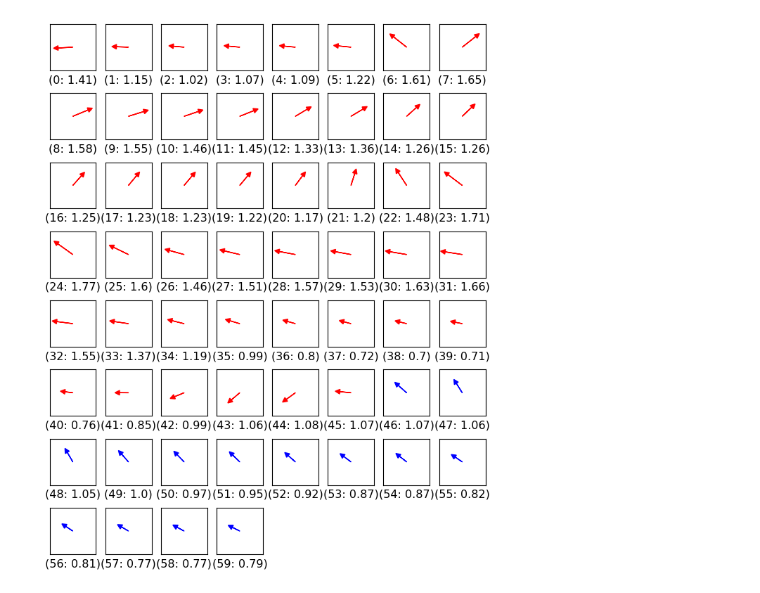
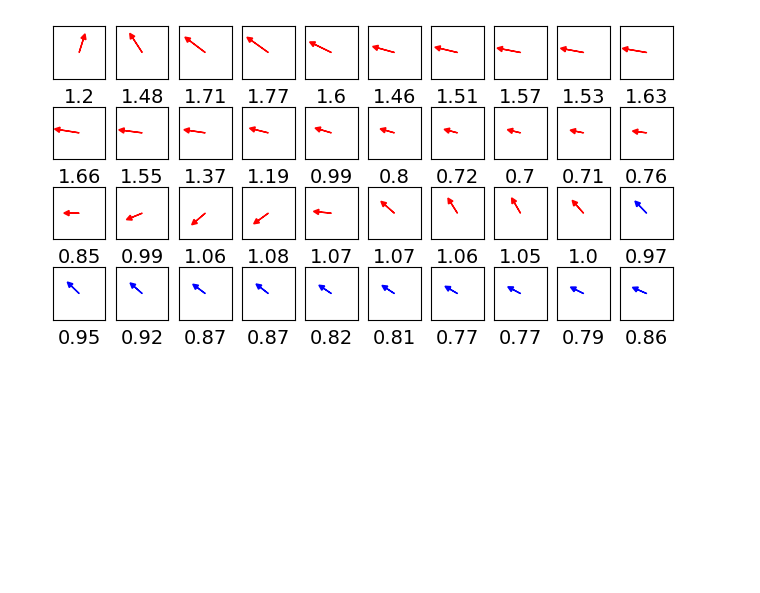
Before and after one commit to Kazawaryu/CARLA_ADA, a Jupyter notebook: ada_exp/gen_data/S2_arrow_show.ipynb, the cells around one changed output. Saved outputs shown, nothing was run; the diff lists cells and outputs as text; code cells hidden in the pictures; blank space fills up the shorter version.

```diff
--- a/ada_exp/gen_data/S2_arrow_show.ipynb
+++ b/ada_exp/gen_data/S2_arrow_show.ipynb
@@ -51,15 +51,15 @@ for time_dirc in selected_set:
 
     sub_cnt += 1
 # %%
-start = 1200
-all_show_count = 60
+start = 1221
+all_show_count = 40
 max_val = max(pf_scalar_list[start:start + all_show_count])
 draw_scaler = pf_scalar_list[start:start + all_show_count] / max_val
 draw_vector = pf_vector_list[start:start + all_show_count]
 
-row = 8
-col = 8
-fig, ax = plt.subplots(row, col, figsize=(8, 10))
+row = 4
+col = 10
+fig, ax = plt.subplots(row, col, figsize=(8, 4))
 
 last_scalar = 0
 last_vector = 0
@@ -71,33 +71,34 @@ for i in range(row):
             ax[i, j].axis('off')
 
         else:
             # 子图需要为正方形
             ax[i, j].set_aspect('equal')
 
             ax[i, j].set_xlim(0, 1)
             ax[i, j].set_ylim(0, 1)
             # 不显示坐标轴上的刻度
             ax[i, j].set_xticks([])
             ax[i, j].set_yticks([])
             # 为子图添加标题，在每张图的正下方
             num = draw_scaler[i*col+j].round(4)
             dire = draw_vector[i*col+j].round(4) # 弧度制角度
-            ax[i, j].set_title(('({}: {})').format(i*col+j,(num*max_val).round(2)), fontsize=11.5, loc='center', y=-0.4)
+            # ax[i, j].set_title(('({}: {})').format(i*col+j,(num*max_val).round(2)), fontsize=11.5, loc='center', y=-0.4)
+            ax[i, j].set_title(('{}').format((num*max_val).round(2)), fontsize=14, loc='center', y=-0.6)
             # 绘制箭头, 长度为num，方向为dire
             # 计算与上一个向量的余弦相似度
             # ax[i, j].arrow(0.5, 0.5, num*np.cos(dire)*0.4, num*np.sin(dire)*0.4, head_width=0.1, head_length=0.1, fc='b', ec='b')
 
             #cos_sim = np.dot([num, dire], [last_scalar, last_vector]) / (np.linalg.norm([num, dire]) * np.linalg.norm([last_scalar, last_vector]))
             # 余弦相似度>0.8时，箭头颜色为红色，否则为蓝色
-            if i * col + j >45 and i * col + j < 73:
+            if i * col + j >28 and i * col + j < 73:
                 ax[i, j].arrow(0.5, 0.5, num*np.cos(dire)*0.4, num*np.sin(dire)*0.4, head_width=0.1, head_length=0.1, fc='b', ec='b')
             elif i * col + j > 133 and i * col + j < 152:
                 ax[i, j].arrow(0.5, 0.5, num*np.cos(dire)*0.4, num*np.sin(dire)*0.4, head_width=0.1, head_length=0.1, fc='g', ec='g')
             else:
                 ax[i, j].arrow(0.5, 0.5, num*np.cos(dire)*0.4, num*np.sin(dire)*0.4, head_width=0.1, head_length=0.1, fc='r', ec='r')
                 # last_scalar = num
                 # last_vector = dire
 plt.savefig('S2_vector.pdf')
 plt.show()
 # %% [output]
-[figure, old version]
+[figure, new version]
```
Also changed, not shown: 11 other files.
